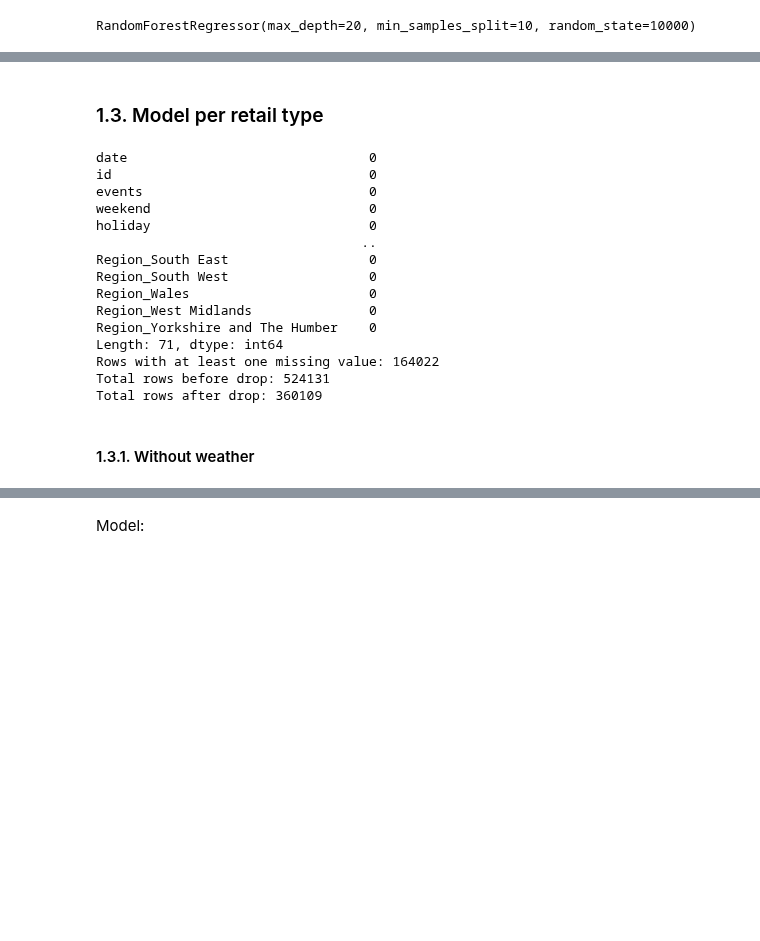
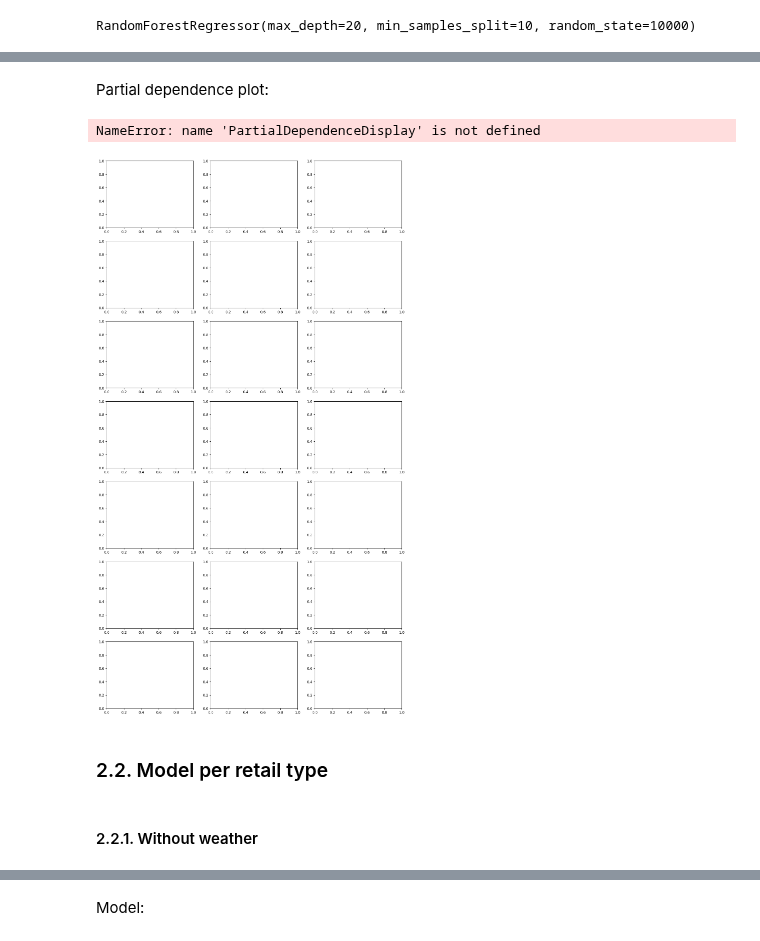
Before and after one commit to stefankrysa/MScDissertation, a Jupyter notebook: modelling.ipynb, the cells around one changed output, grey strips where cells are left out. Drawn from its saved outputs; the diff is of its cells as text; code cells hidden in the pictures; blank space fills up the shorter version.

```diff
--- a/modelling.ipynb
+++ b/modelling.ipynb
@@ -738,40 +934,33 @@ holiday                                               0.000221
+# %% [markdown]
+Partial dependence plot:
+# %%
+from sklearn.inspection import PartialDependenceDisplay
+
+# plot partial dependence for all features in train_x
+features = train_x.columns.tolist()
+
+# create grid layout
+n_features = len(features)
+n_cols = 3
+n_rows = -(-n_features // n_cols)  # ceiling division
+
+fig, ax = plt.subplots(n_rows, n_cols, figsize=(5 * n_cols, 4 * n_rows))
+ax = ax.flatten()
+
+# plot
+PartialDependenceDisplay.from_estimator(
+    rf_retail,
+    train_x,
+    features=features,
+    ax=ax[:n_features]  # ensure ax isn't longer than the number of features
+)
+
+plt.tight_layout()
+plt.show()
+# %% [output]
+NameError: name 'PartialDependenceDisplay' is not defined
+[figure, added]
 # %% [markdown]
-### 1.3. Model per retail type
+### 2.2. Model per retail type
-# %%
-# copy to avoid modifying original
-df_model = retail_areas.copy()
-
-df_model = df_model.drop(['Minor_Class_Name', 'Major_Class_Name'], axis=1)
-
-# binary encode 'coastal'
-df_model['coastal'] = df_model['coastal'].map({'coastal': 1, 'inland': 0})
-
-# One-hot encode categorical variables
-cat_vars = ['season', 'Sparsity', 'Region']
-            #'supergroupName', 'groupName']
-df_model = pd.get_dummies(df_model, columns=cat_vars, drop_first=True)
-
-print(df_model.isnull().sum())
-num_rows_with_missing = df_model.isnull().any(axis=1).sum()
-print(f"Rows with at least one missing value: {num_rows_with_missing}")
-print(f"Total rows before drop: {len(df_model)}")
-df_model = df_model.dropna()
-print(f"Total rows after drop: {len(df_model)}")
-# %% [output]
-date                               0
-id                                 0
-events                             0
-weekend                            0
-holiday                            0
-                                  ..
-Region_South East                  0
-Region_South West                  0
-Region_Wales                       0
-Region_West Midlands               0
-Region_Yorkshire and The Humber    0
-Length: 71, dtype: int64
-Rows with at least one missing value: 164022
-Total rows before drop: 524131
-Total rows after drop: 360109
 # %% [markdown]
-#### 1.3.1. Without weather
+#### 2.2.1. Without weather
```
Also changed, not shown: parts of 82 cells of this notebook.
